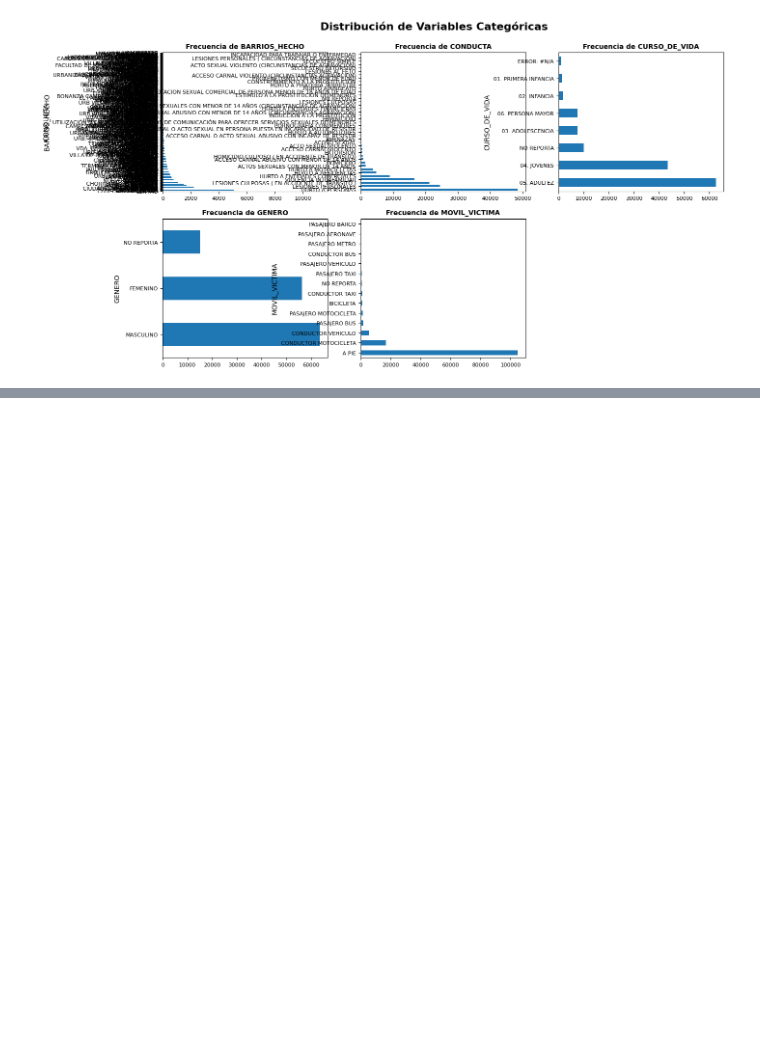
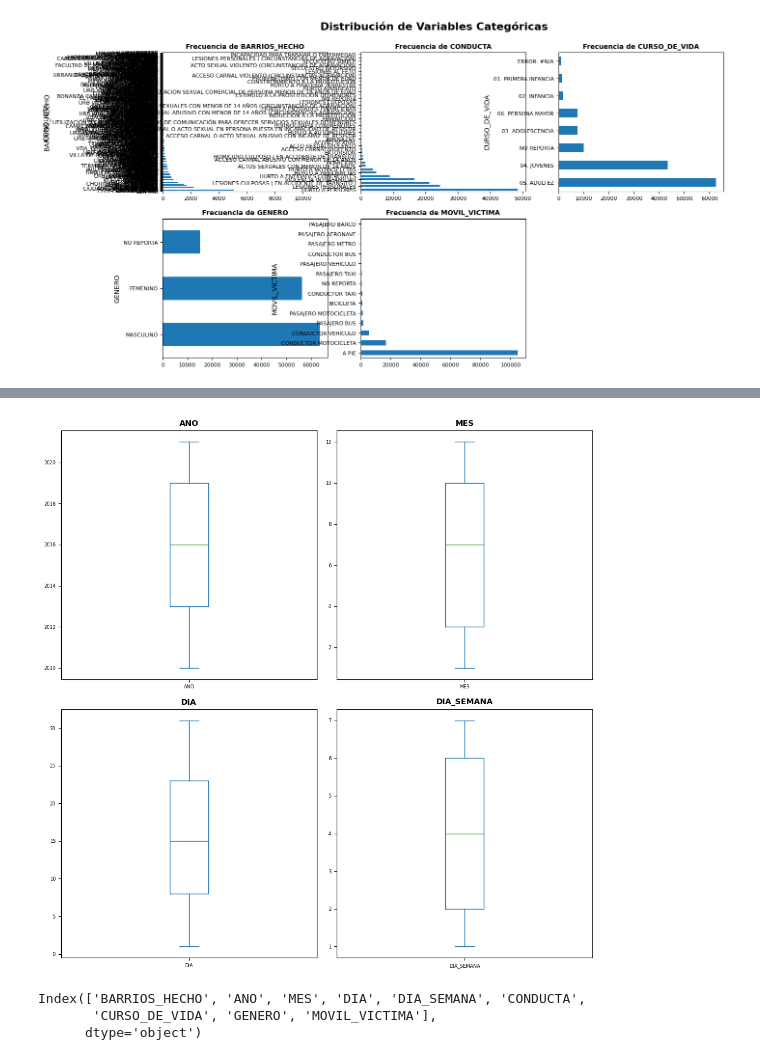
Before and after one commit to cogollo12/proyecto-IA, a Jupyter notebook: PROYECTO.ipynb, the cells around one changed output, grey strips where cells are left out. Saved outputs shown, nothing was run; the diff lists cells and outputs as text; code cells hidden in the pictures; blank space fills up the shorter version.

```diff
--- a/PROYECTO.ipynb
+++ b/PROYECTO.ipynb
@@ -327,0 +638,10 @@ plt.show()
+# %%
+df_normalizada.MOVIL_VICTIMA.unique()
+MOVIL_VICTIMA= df_normalizada['MOVIL_VICTIMA'].mode()[0]  # mode() devuelve una serie, seleccionamos el primer valor
+
+ #Reemplazar los valores "NO REPORTADO" con la moda
+df_normalizada['MOVIL_VICTIMA'] = df_normalizada['MOVIL_VICTIMA'].replace('NO REPORTA', MOVIL_VICTIMA)
+
+# Opcional: Verificar el resultado
+print(df_normalizada['MOVIL_VICTIMA'].value_counts())
+#moda_GENERO
@@ -327,0 +673,10 @@ plt.show()
+# %%
+for i, columna in enumerate(features_numericos_normalizados):
+    # Calcular los cuantiles 25%, 50% (mediana) y 75% para la columna actual
+    cuantiles = df_normalizada[columna].quantile([0.25, 0.5, 0.75])
+
+    # Imprimir el nombre de la columna
+    print(columna)
+
+    # Imprimir los cuantiles calculados
+    print(cuantiles, "\n\n")
@@ -327,0 +701,32 @@ plt.show()
+# %%
+def outlier(df_normalizada, features_numericos_normalizados):
+    # Crear una figura y una cuadrícula de subgráficas (número de columnas)
+    n_cols = 2  # Número de columnas en la cuadrícula
+    n_rows = (len(features_numericos_normalizados) + n_cols - 1) // n_cols  # Calcular el número de filas necesarias
+    fig, axes = plt.subplots(nrows=n_rows, ncols=n_cols, figsize=(10, 5 * n_rows))
+    axes = axes.flatten()  # Convertir la matriz de ejes en un array plano
+
+    # Iterar sobre las columnas numéricas y crear un gráfico de caja para cada una
+    for i, columna in enumerate(features_numericos_normalizados):
+        df_normalizada[columna].plot.box(ax=axes[i])
+        axes[i].set_title(columna, fontsize=10, fontweight="bold")
+        axes[i].tick_params(labelsize=6)
+
+    # Eliminar ejes no utilizados si hay menos gráficos que ejes
+    for j in range(i + 1, len(axes)):
+        fig.delaxes(axes[j])
+
+    fig.tight_layout()  # Ajustar el diseño
+    plt.show()  # Mostrar el gráfico
+    return
+
+# Llamar a la función con tu DataFrame y columnas numéricas
+outlier(df_normalizada, features_numericos_normalizados)
+# %% [output]
+[figure, added]
+# %%
+df_normalizada.columns
+# %% [output]
+Index(['BARRIOS_HECHO', 'ANO', 'MES', 'DIA', 'DIA_SEMANA', 'CONDUCTA',
+       'CURSO_DE_VIDA', 'GENERO', 'MOVIL_VICTIMA'],
+      dtype='object')
```
Also changed, not shown: parts of 41 cells of this notebook.
